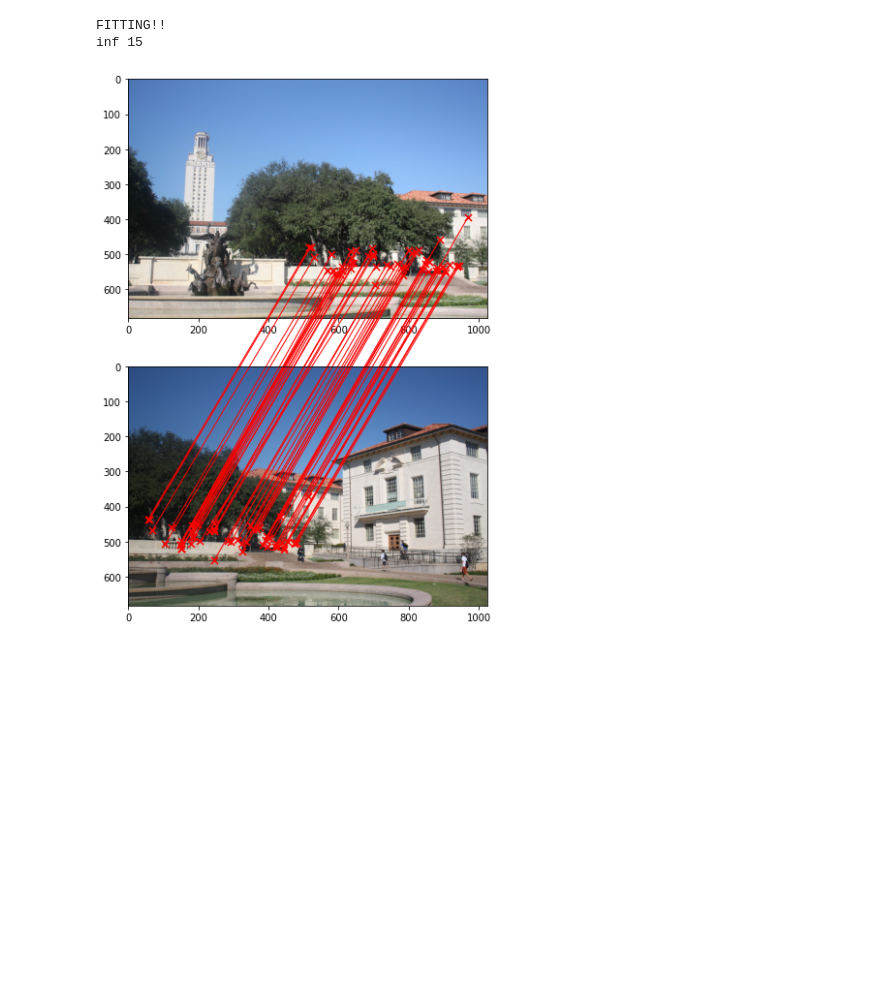
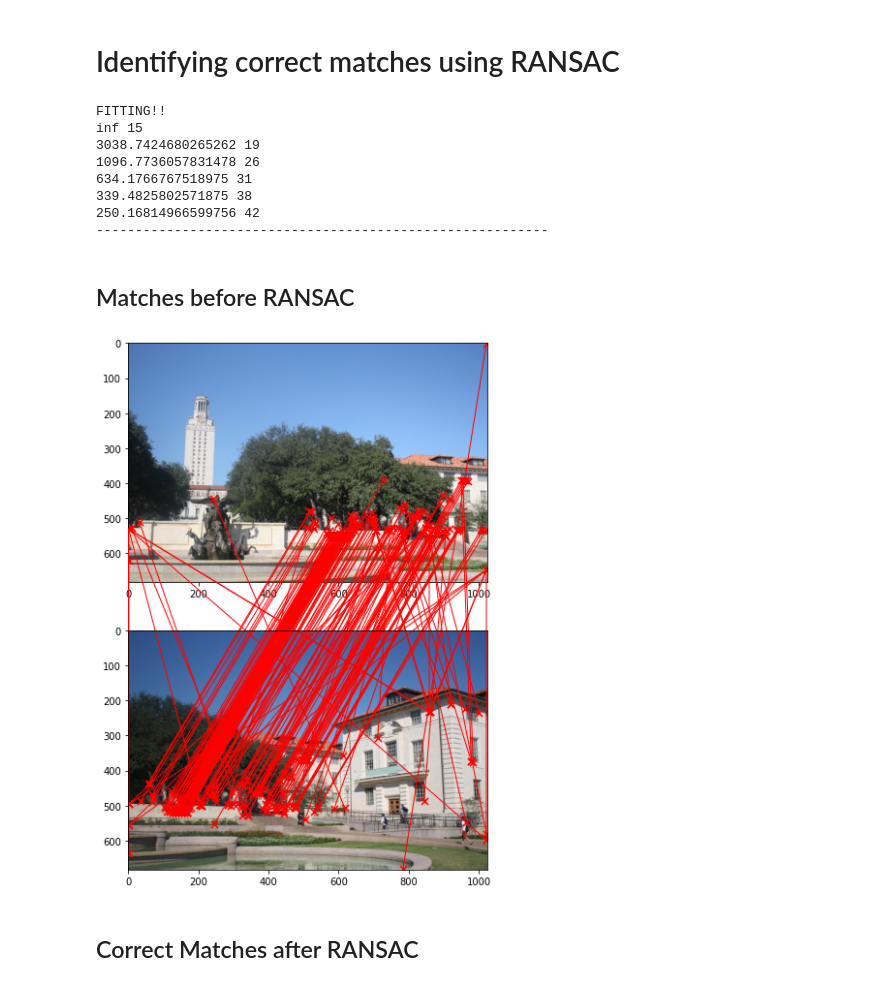
Before and after one commit to DOLARIK/cv_hw3, a Jupyter notebook: image-stitching.ipynb, the cells around one changed output. Saved outputs shown, nothing was run; the diff lists cells and outputs as text; code cells hidden in the pictures; blank space fills up the shorter version.

```diff
--- a/image-stitching.ipynb
+++ b/image-stitching.ipynb
@@ -1,24 +1,38 @@
 # %%
 from utils import load_pairs, get_top_pairs
 ncc_pairs = load_pairs('results/ncc_pairs.json')
-top_pairs = get_top_pairs(ncc_pairs, 50)
+top_pairs = get_top_pairs(ncc_pairs, 200)
+# %% [markdown]
+# Identifying correct matches using RANSAC
 # %%
 from homography import RANSAC
 ransac = RANSAC(top_pairs)
 # %%
-affine, inliers = ransac.adaptively_fit(0.8, 5, num_pairs = 3)
+affine, inliers = ransac.adaptively_fit(probability = 0.9,
+                                        threshold = 1.5,
+                                        num_pairs = 3)
 # %% [output]
 FITTING!!
 inf 15
+3038.7424680265262 19
+1096.7736057831478 26
+634.1766767518975 31
+339.4825802571875 38
+250.16814966599756 42
+----------------------------------------------------------
+# %% [markdown]
+## Matches before RANSAC
 # %%
 from utils import draw_matches
 from utils import load_image, visualize_image
 
 left = load_image('uttower_left.jpg')
 right = load_image('uttower_right.jpg')
-draw_matches(left, right, list(sensible_pairs.keys()), set_inches=(10,10))
+draw_matches(left, right, list(top_pairs.keys()), set_inches=(10,10))
 # %% [output]
-[figure, old version]
+[figure, new version]
+# %% [markdown]
+## Correct Matches after RANSAC
 # %%
 from utils import draw_matches
 from utils import load_image, visualize_image
```
Also changed, not shown: parts of 20 cells of this notebook, 3 other files.
